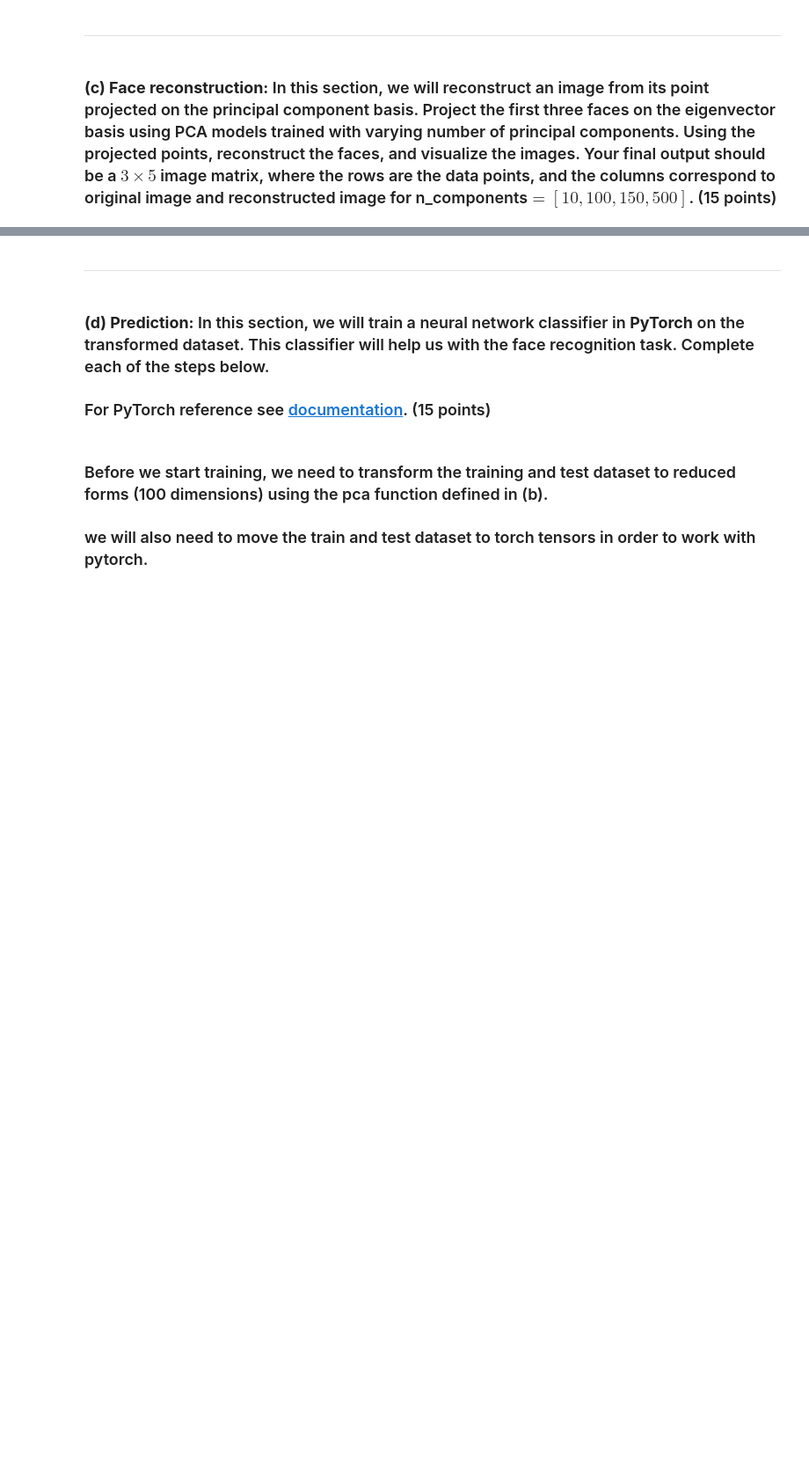
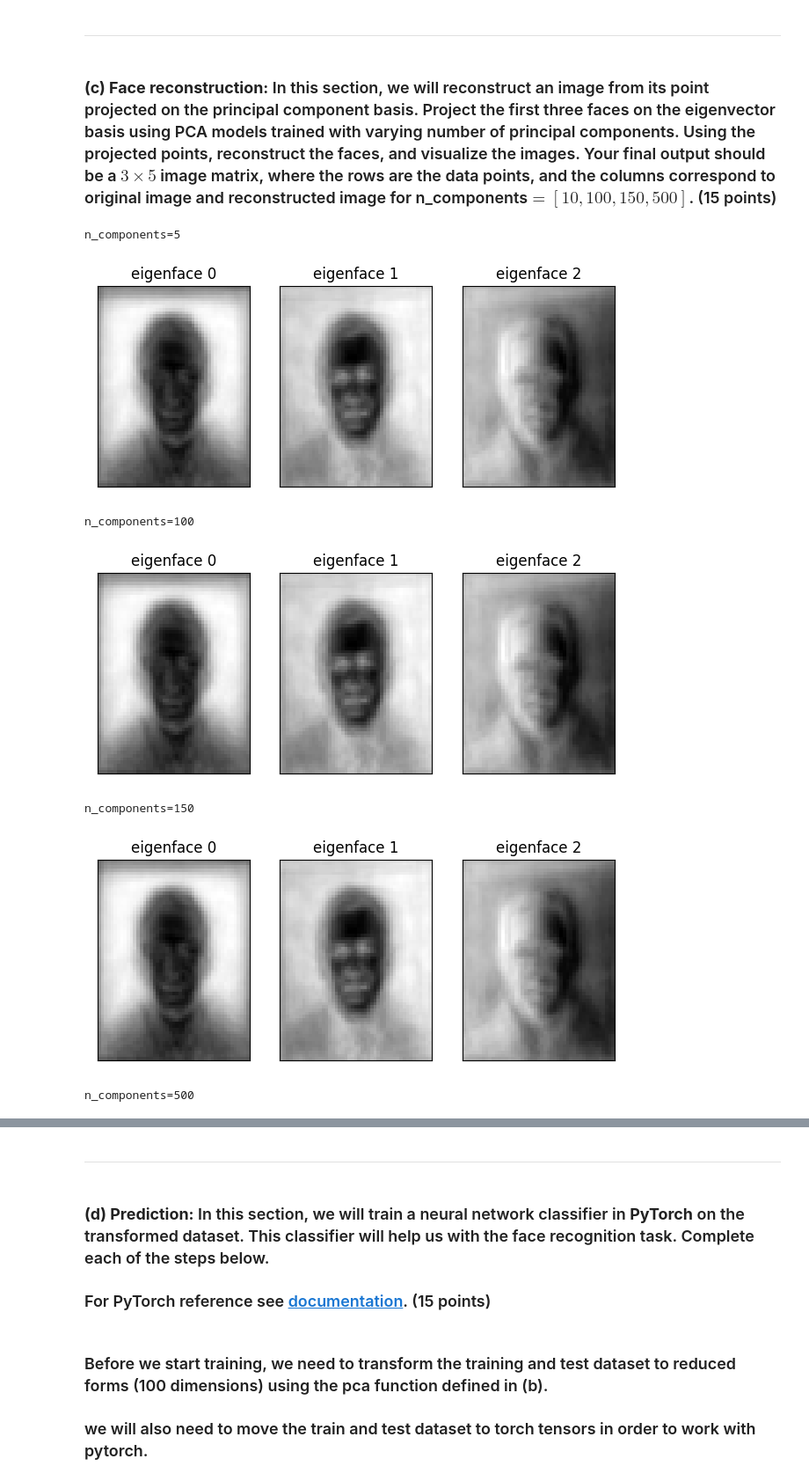
Before and after one commit to ryanhammonds/dsc210, a Jupyter notebook: hw1/solutions_rh/HW1_Q3.ipynb, the cells around one changed output, grey strips where cells are left out. Shown at 88% size. Cells and saved outputs as stored; diff of their text form; code cells hidden in the pictures; blank space fills up the shorter version.

```diff
--- a/hw1/solutions_rh/HW1_Q3.ipynb
+++ b/hw1/solutions_rh/HW1_Q3.ipynb
@@ -79,6 +110,11 @@ y = dataset.target
 
 # output variable name -  pca
 #######
+from sklearn.decomposition import PCA
+
+n_components=100
+pca = PCA(n_components=n_components, svd_solver='randomized', whiten=True)
+X_train_pca = pca.fit_transform(X_train)
 # %% [markdown]
 ### Now we will plot the most representative eigenfaces:
 # %%
@@ -117,0 +151,28 @@ plt.show()
+# %%
+# Should this be 4 x 3 ([10, 100, 150, 500 components] x [3 faces]) instead of 3 x 5 as mentioned above?
+
+n_components = [5, 100, 150, 500]
+eigenface_titles = ["eigenface %d" % i for i in range(3)]
+
+for n in n_components:
+
+    # Run PCA
+    pca = PCA(n_components=n, svd_solver='randomized', whiten=True)
+    pca.fit(X_train)
+
+    # Get eigenfaces
+    eigenfaces = pca.components_.reshape((n, height, width))
+
+    # Plot
+    print(f'n_components={n}')
+    plot_gallery(eigenfaces[:3], eigenface_titles,
+                 height, width, n_row=1, n_col=3)
+    plt.show()
+# %% [output]
+n_components=5
+[figure, added]
+n_components=100
+[figure, added]
+n_components=150
+[figure, added]
+n_components=500
```
Also changed, not shown: parts of 12 cells of this notebook.
